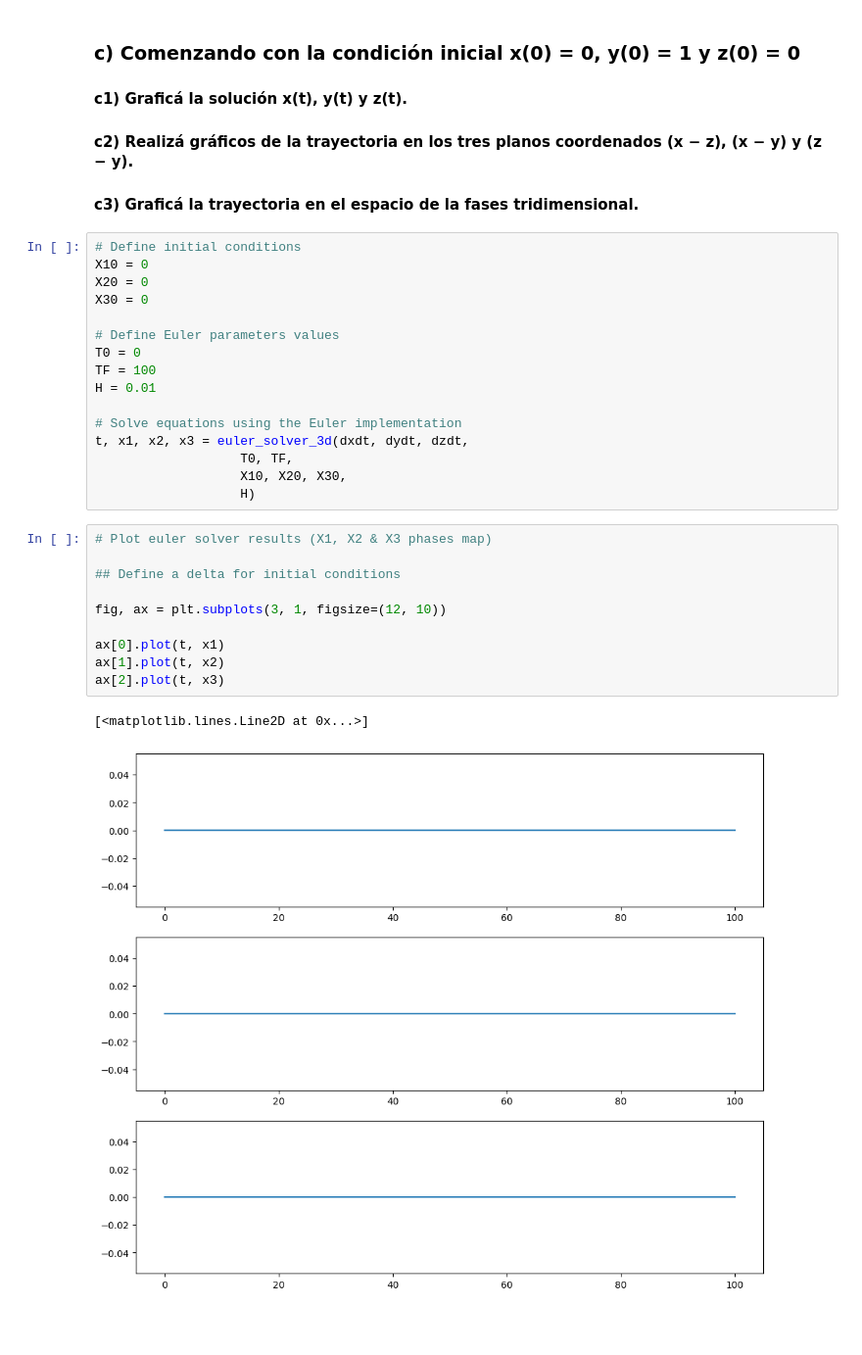
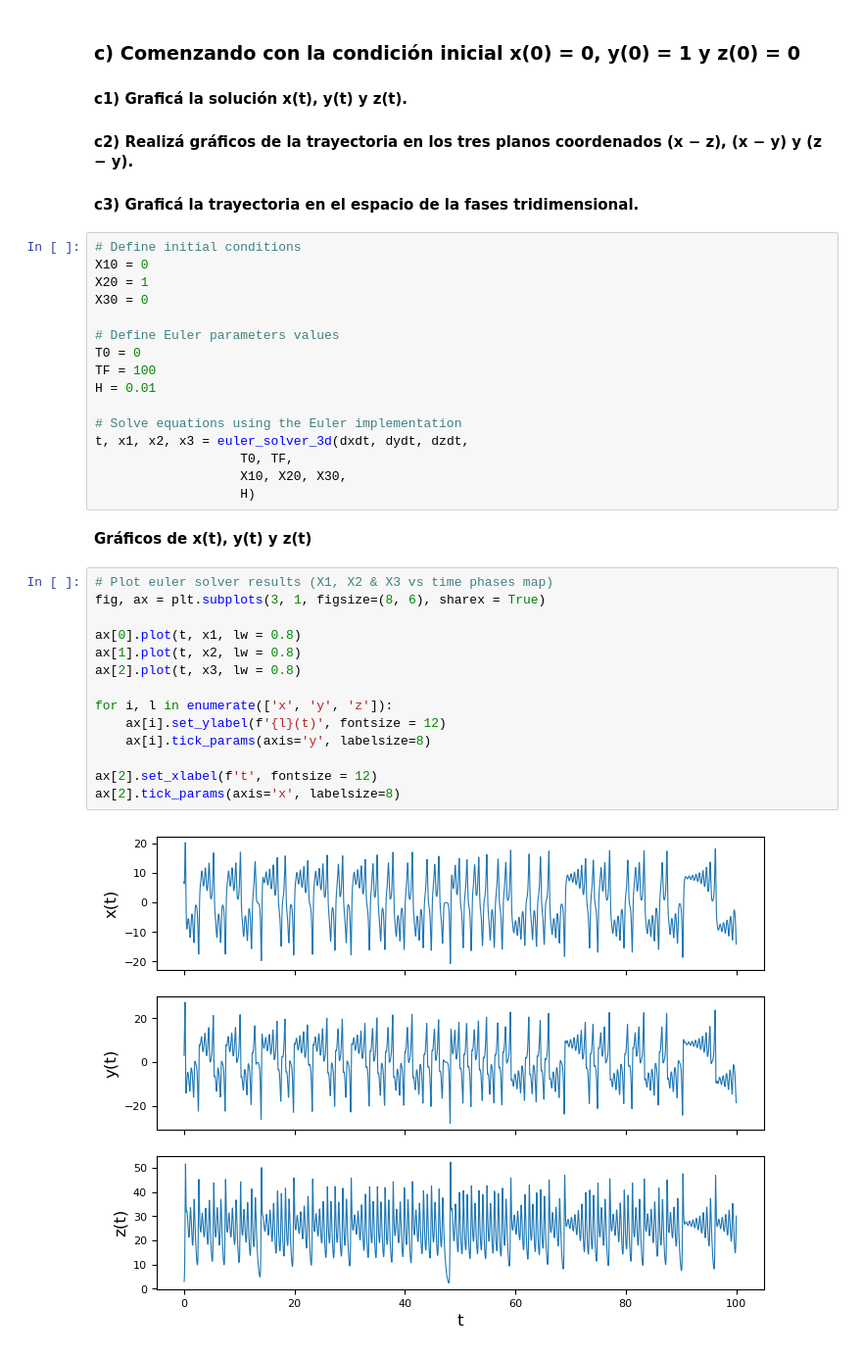
Before and after one commit to francobarrionuevoenv21/MAIE_devs_pub, a Jupyter notebook: MetodosNumericos/TPE2_EDOs3D/BarrionuevoFranco_TPE2.ipynb, the cells around one changed output. Shown at 98% size. Cells and saved outputs as stored; diff of their text form; blank space fills up the shorter version.

```diff
--- a/MetodosNumericos/TPE2_EDOs3D/BarrionuevoFranco_TPE2.ipynb
+++ b/MetodosNumericos/TPE2_EDOs3D/BarrionuevoFranco_TPE2.ipynb
@@ -91,7 +92,7 @@ def dzdt(t, x1, x2, x3):
 # %%
 # Define initial conditions
 X10 = 0
-X20 = 0
+X20 = 1
 X30 = 0
 
 # Define Euler parameters values
@@ -104,16 +105,21 @@ t, x1, x2, x3 = euler_solver_3d(dxdt, dydt, dzdt,
                    T0, TF,
                    X10, X20, X30,
                    H)
+# %% [markdown]
+**Gráficos de x(t), y(t) y z(t)**
 # %%
-# Plot euler solver results (X1, X2 & X3 phases map)
+# Plot euler solver results (X1, X2 & X3 vs time phases map)
+fig, ax = plt.subplots(3, 1, figsize=(8, 6), sharex = True)
 
-## Define a delta for initial conditions
+ax[0].plot(t, x1, lw = 0.8)
+ax[1].plot(t, x2, lw = 0.8)
+ax[2].plot(t, x3, lw = 0.8)
 
-fig, ax = plt.subplots(3, 1, figsize=(12, 10))
+for i, l in enumerate(['x', 'y', 'z']):
+    ax[i].set_ylabel(f'{l}(t)', fontsize = 12)
+    ax[i].tick_params(axis='y', labelsize=8)
 
-ax[0].plot(t, x1)
-ax[1].plot(t, x2)
-ax[2].plot(t, x3)
+ax[2].set_xlabel(f't', fontsize = 12)
+ax[2].tick_params(axis='x', labelsize=8)
 # %% [output]
-[<matplotlib.lines.Line2D at 0x...>]
-[figure, old version]
+[figure, new version]
```
Also changed, not shown: parts of 16 cells of this notebook, 1 other file.
